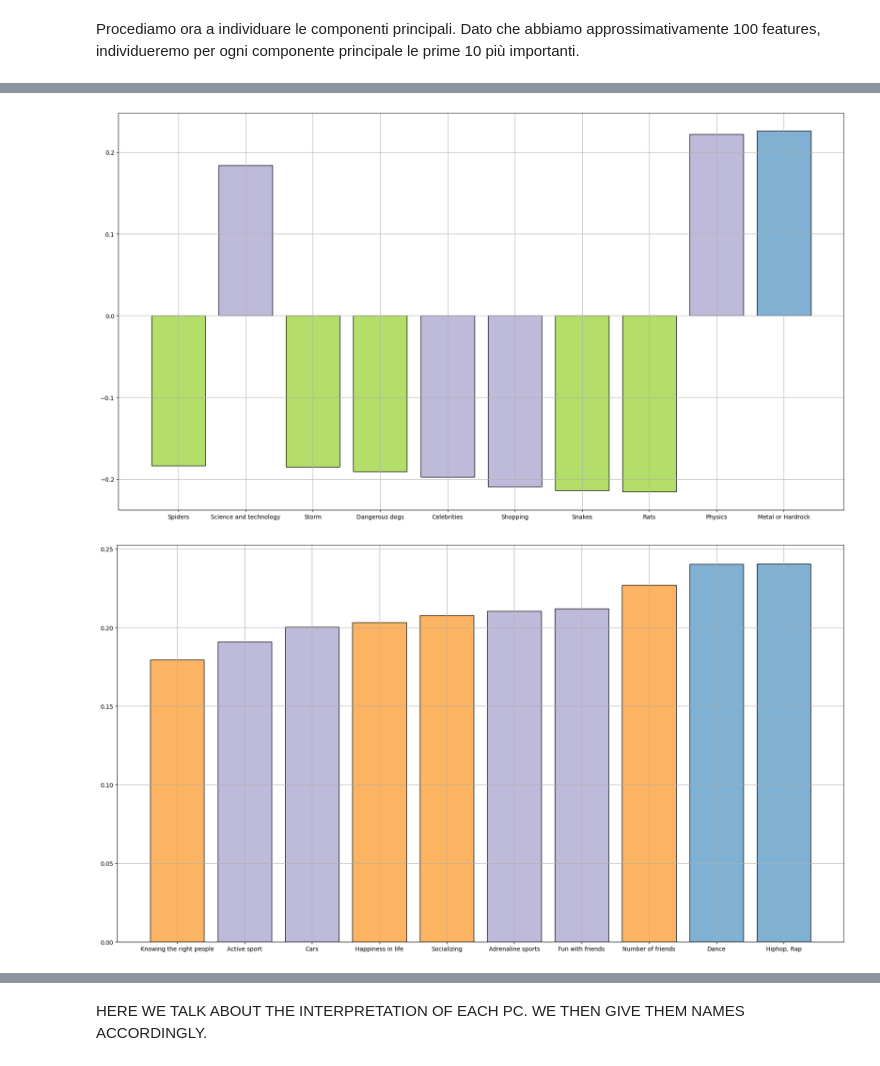
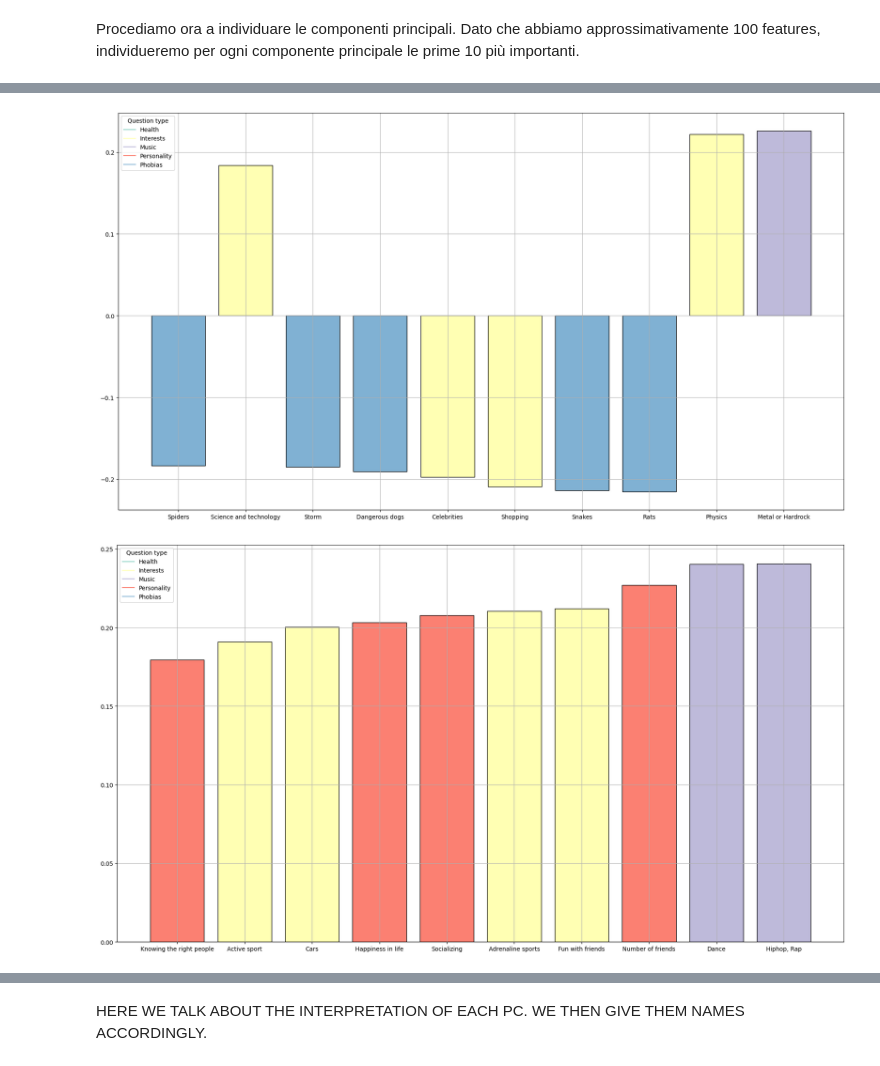
Before and after one commit to fabiolauro/PCA_CLA_Project, a Jupyter notebook: HWpca_Lauro_Martellone.ipynb, the cells around one changed output, grey strips where cells are left out. Saved outputs shown, nothing was run; the diff lists cells and outputs as text; code cells hidden in the pictures.

Commit message:
cute graphs

```diff
--- a/HWpca_Lauro_Martellone.ipynb
+++ b/HWpca_Lauro_Martellone.ipynb
@@ -534,6 +512,30 @@ Dato che abbiamo approssimativamente 100 features, individueremo per ogni compon
 #IN QUESTA CELLA AVEVO DEFINITO LA THRESHOLD UTILIZZATA NELL'ESERCITAZIONE, PERO' DA COME RISULTATO 30 VARIABILI...
 #let's define a threshold to identify the features relevant to each principal component
 eps = np.sqrt(1/X_df.shape[1])
+# %%
+#Here we assign a color to each feature based on its type
+set3 = cm.Set3.colors
+
+color_by_type = {
+    'Health' : set3[0],
+    'Interests' : set3[1],
+    'Music' : set3[2],
+    'Personality' : set3[3],
+    'Phobias' : set3[4]
+}
+
+variable_to_color = {}
+
+for var_type, variables in variables_by_type.items():
+    if var_type in color_by_type:
+        color = color_by_type[var_type]
+        for variable in variables:
+            variable_to_color[variable] = color
+
+
+#we also define a legend for the plots
+
+type_colors_legend = [Line2D([0], [0], color=color_by_type[k], label = k) for k in color_by_type]
 # %%
 n_components_std = pca_std_m.n_components_ #number of components
 
@@ -558,6 +560,7 @@ for ii in range(n_components_std):
     plt.figure(figsize=(18,10))
     plt.bar(range(10), top_10_loadings, color = top_10_colors, edgecolor = "black")
     plt.xticks(range(10), labels= top_10_features)
+    plt.legend(handles = type_colors_legend, title = "Question type")
     plt.grid()
     plt.tight_layout()
     plt.show()
@@ -571,2 +574,2 @@ for ii in range(n_components_std):
-[figure, old version]
+[figure, new version]
-[figure, old version]
+[figure, new version]
```
Also changed, not shown: parts of 6 cells of this notebook.
